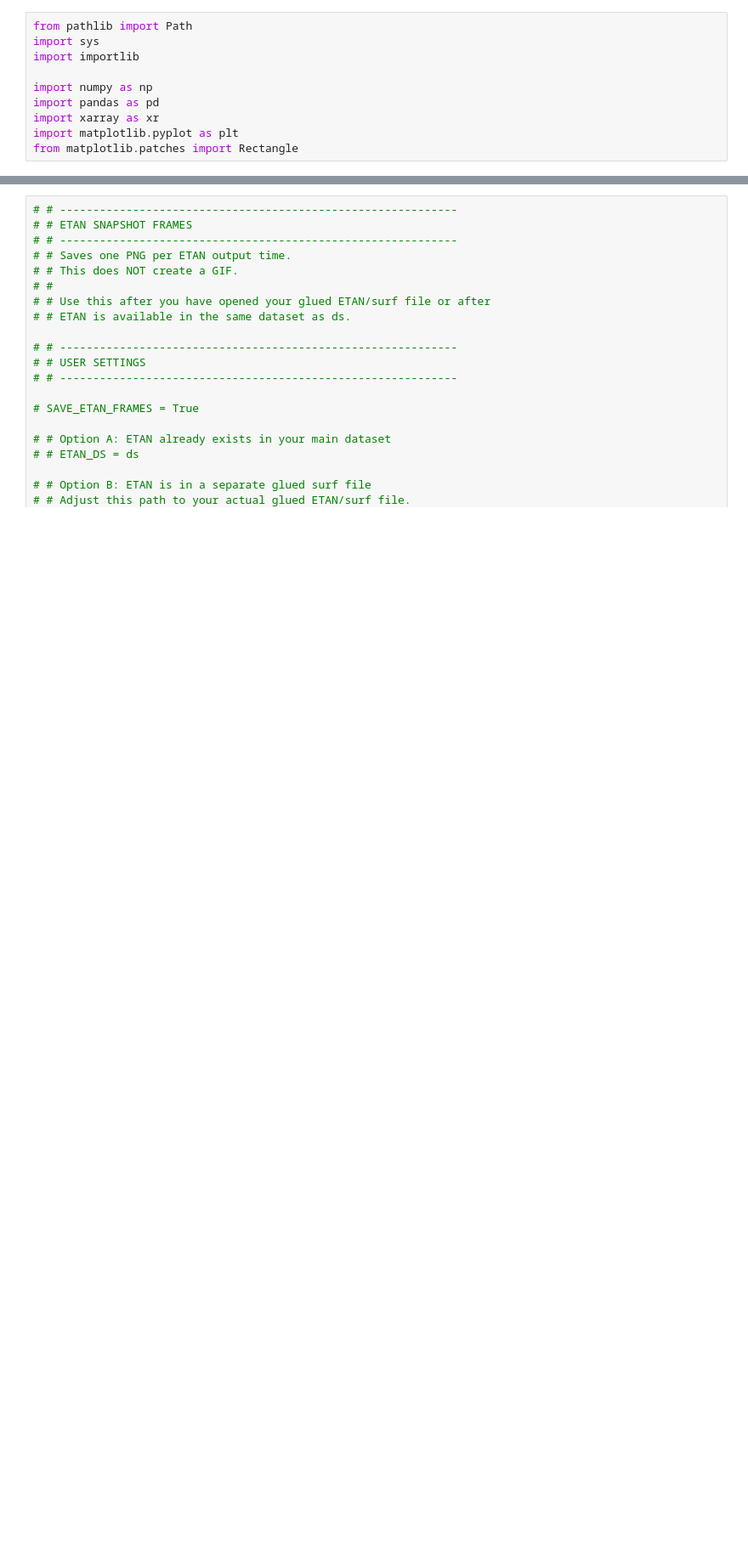
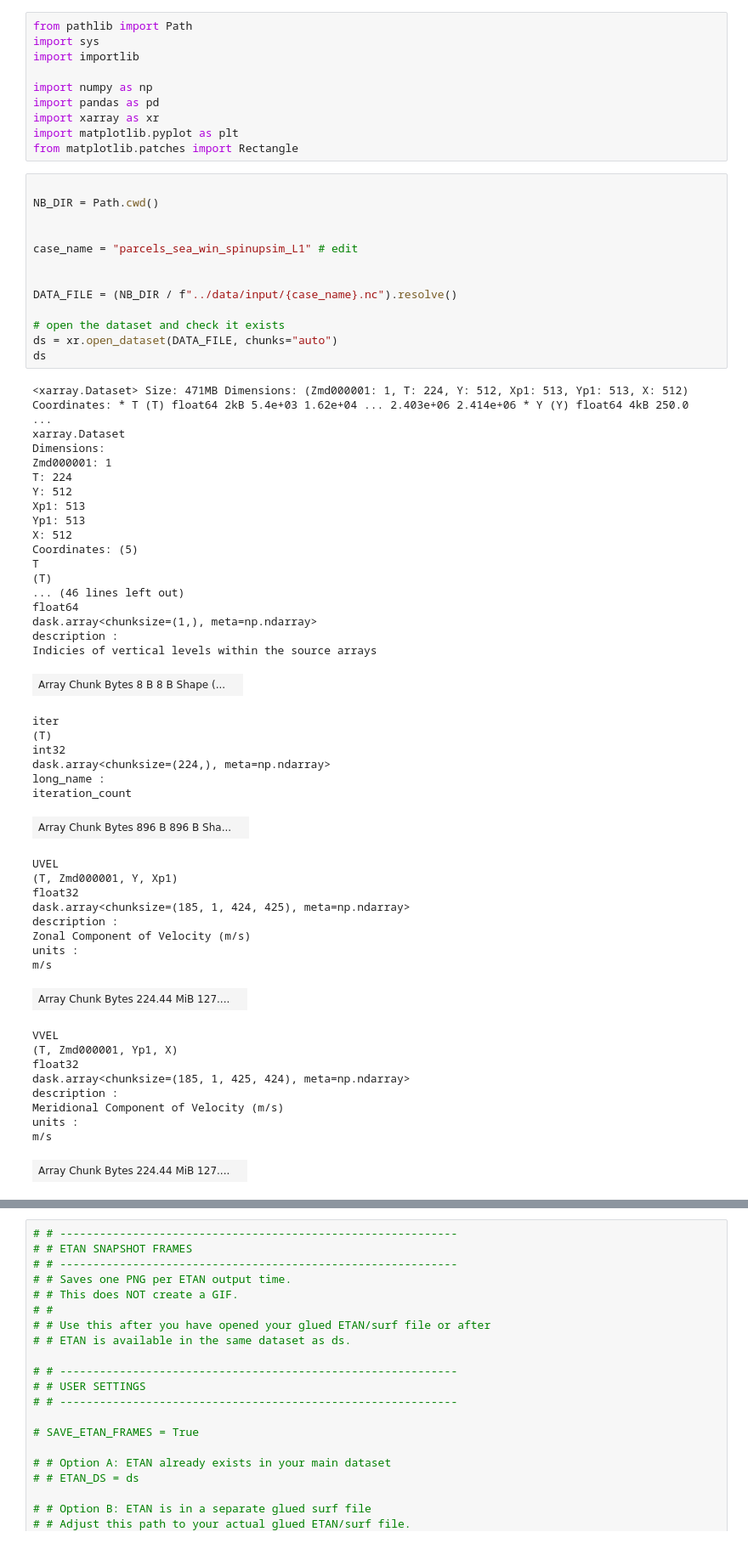
Before and after one commit to Jelle-Gortemaker/Thesis, a Jupyter notebook: z.flow_postprocessing/notebooks/analysis.ipynb, the cells around one changed output, grey strips where cells are left out. Shown at 85% size. Drawn from its saved outputs; the diff is of its cells as text; blank space fills up the shorter version.

Commit message:
parcels-update

```diff
--- a/z.flow_postprocessing/notebooks/analysis.ipynb
+++ b/z.flow_postprocessing/notebooks/analysis.ipynb
@@ -8,3 +8,60 @@ import pandas as pd
 import xarray as xr
 import matplotlib.pyplot as plt
 from matplotlib.patches import Rectangle
+# %%
+
+NB_DIR = Path.cwd()
+
+
+case_name = "parcels_sea_win_spinupsim_L1" # edit
+
+
+DATA_FILE = (NB_DIR / f"../data/input/{case_name}.nc").resolve()
+
+# open the dataset and check it exists
+ds = xr.open_dataset(DATA_FILE, chunks="auto")
+ds
+# %% [output]
+<xarray.Dataset> Size: 471MB Dimensions: (Zmd000001: 1, T: 224, Y: 512, Xp1: 513, Yp1: 513, X: 512) Coordinates: * T (T) float64 2kB 5.4e+03 1.62e+04 ... 2.403e+06 2.414e+06 * Y (Y) float64 4kB 250.0  ...
+xarray.Dataset
+Dimensions:
+Zmd000001: 1
+T: 224
+Y: 512
+Xp1: 513
+Yp1: 513
+X: 512
+Coordinates: (5)
+T
+(T)
+... (46 lines left out)
+float64
+dask.array<chunksize=(1,), meta=np.ndarray>
+description :
+Indicies of vertical levels within the source arrays
+| Array Chunk Bytes 8 B 8 B Shape (... |  |
+iter
+(T)
+int32
+dask.array<chunksize=(224,), meta=np.ndarray>
+long_name :
+iteration_count
+| Array Chunk Bytes 896 B 896 B Sha... |  |
+UVEL
+(T, Zmd000001, Y, Xp1)
+float32
+dask.array<chunksize=(185, 1, 424, 425), meta=np.ndarray>
+description :
+Zonal Component of Velocity (m/s)
+units :
+m/s
+| Array Chunk Bytes 224.44 MiB 127.... |  |
+VVEL
+(T, Zmd000001, Yp1, X)
+float32
+dask.array<chunksize=(185, 1, 425, 424), meta=np.ndarray>
+description :
+Meridional Component of Velocity (m/s)
+units :
+m/s
+| Array Chunk Bytes 224.44 MiB 127.... |  |
```
Also changed, not shown: parts of 3 cells of this notebook, 14 other files.
